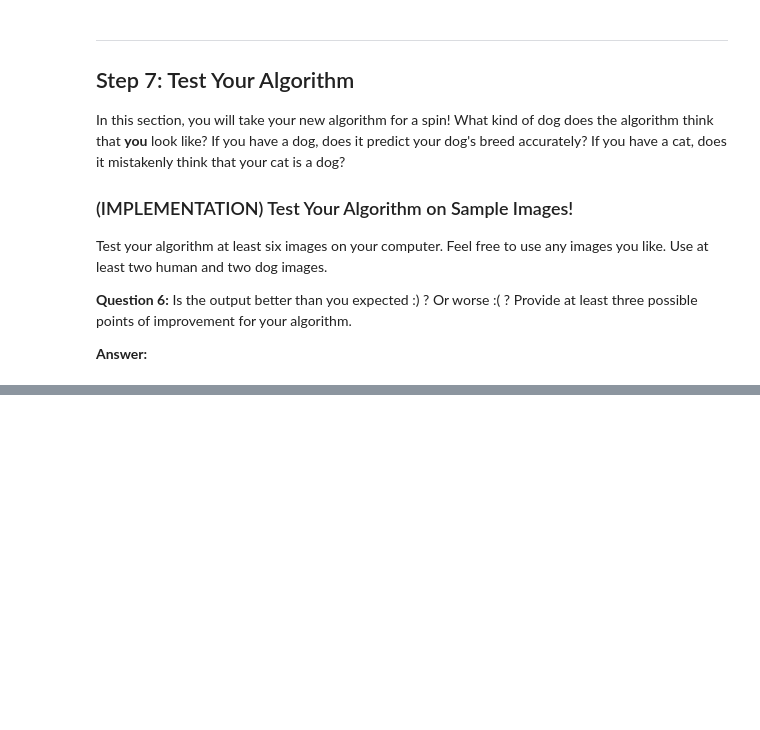
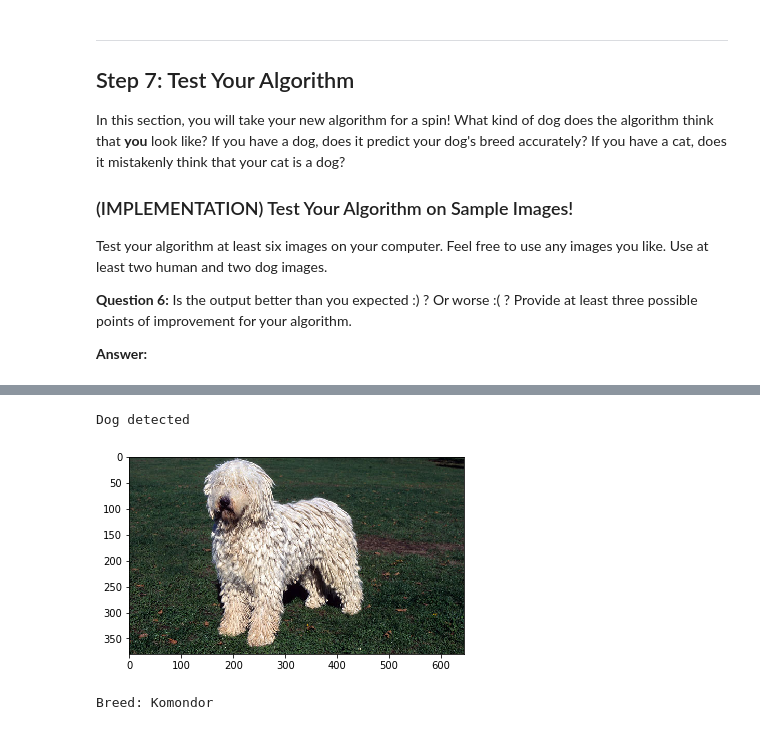
Before and after one commit to karnaker/dog-project, a Jupyter notebook: dog_app.ipynb, the cells around one changed output, grey strips where cells are left out. Drawn from its saved outputs; the diff is of its cells as text; code cells hidden in the pictures; blank space fills up the shorter version.

```diff
--- a/dog_app.ipynb
+++ b/dog_app.ipynb
@@ -785,0 +801,7 @@ Breed: American_water_spaniel
+# %%
+# Dog 2
+dog_breed_determination('myImages/komondor.jpg')
+# %% [output]
+Dog detected
+[figure, added]
+Breed: Komondor
```
Also changed, not shown: parts of 6 cells of this notebook.
